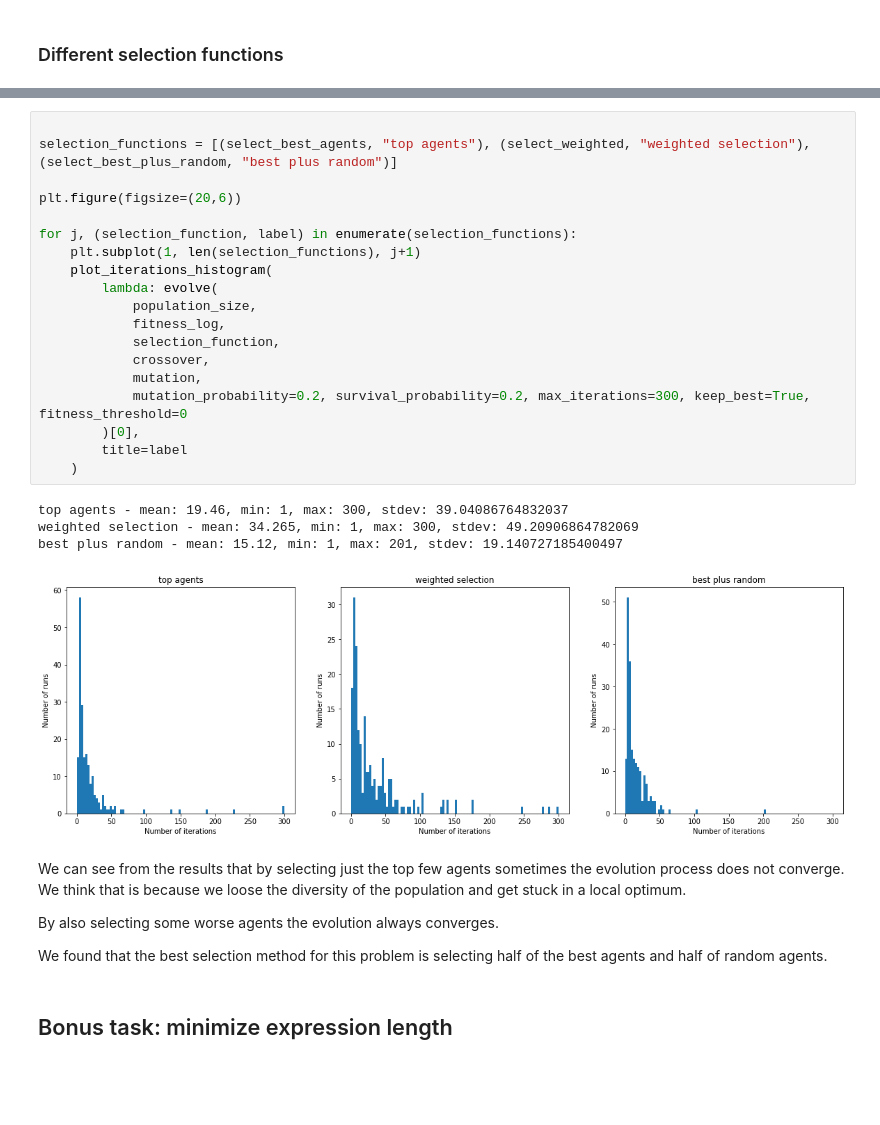
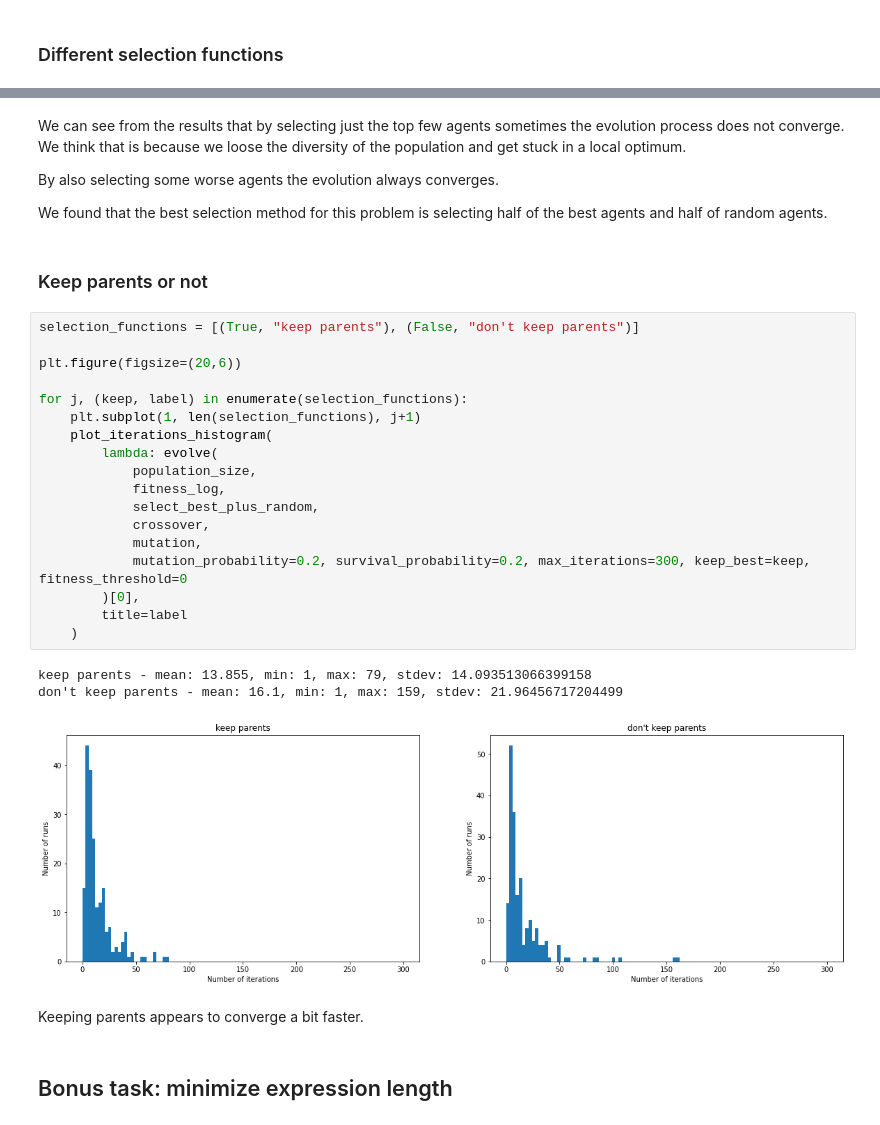
Before and after one commit to njezersek/Inteligent-Systems-assignment1, a Jupyter notebook: assignment.ipynb, the cells around one changed output, grey strips where cells are left out. Drawn from its saved outputs; the diff is of its cells as text; blank space fills up the shorter version.

```diff
--- a/assignment.ipynb
+++ b/assignment.ipynb
@@ -689,33 +680,35 @@ best plus random - mean: 14.48, min: 1, max: 120, stdev: 17.065337050384212
-# %%
-
-selection_functions = [(select_best_agents, "top agents"), (select_weighted, "weighted selection"), (select_best_plus_random, "best plus random")]
-
-plt.figure(figsize=(20,6))
-
-for j, (selection_function, label) in enumerate(selection_functions):
-    plt.subplot(1, len(selection_functions), j+1)
-    plot_iterations_histogram(
-        lambda: evolve(
-            population_size,
-            fitness_log,
-            selection_function,
-            crossover,
-            mutation,
-            mutation_probability=0.2, survival_probability=0.2, max_iterations=300, keep_best=True, fitness_threshold=0
-        )[0],
-        title=label
-    )
-# %% [output]
-top agents - mean: 19.46, min: 1, max: 300, stdev: 39.04086764832037
-weighted selection - mean: 34.265, min: 1, max: 300, stdev: 49.20906864782069
-best plus random - mean: 15.12, min: 1, max: 201, stdev: 19.140727185400497
-[figure, removed]
 # %% [markdown]
 We can see from the results that by selecting just the top few agents sometimes the evolution process does not converge. We think that is because we loose the diversity of the population and get stuck in a local optimum.
 
 By also selecting some worse agents the evolution always converges.
 
 We found that the best selection method for this problem is selecting half of the best agents and half of random agents.
+# %% [markdown]
+### Keep parents or not
+# %%
+selection_functions = [(True, "keep parents"), (False, "don't keep parents")]
+
+plt.figure(figsize=(20,6))
+
+for j, (keep, label) in enumerate(selection_functions):
+    plt.subplot(1, len(selection_functions), j+1)
+    plot_iterations_histogram(
+        lambda: evolve(
+            population_size,
+            fitness_log,
+            select_best_plus_random,
+            crossover,
+            mutation,
+            mutation_probability=0.2, survival_probability=0.2, max_iterations=300, keep_best=keep, fitness_threshold=0
+        )[0],
+        title=label
+    )
+# %% [output]
+keep parents - mean: 13.855, min: 1, max: 79, stdev: 14.093513066399158
+don't keep parents - mean: 16.1, min: 1, max: 159, stdev: 21.96456717204499
+[figure, added]
+# %% [markdown]
+Keeping parents appears to converge a bit faster.
 # %% [markdown]
 ## Bonus task: minimize expression length
 # %%
```
Also changed, not shown: parts of 16 cells of this notebook.
